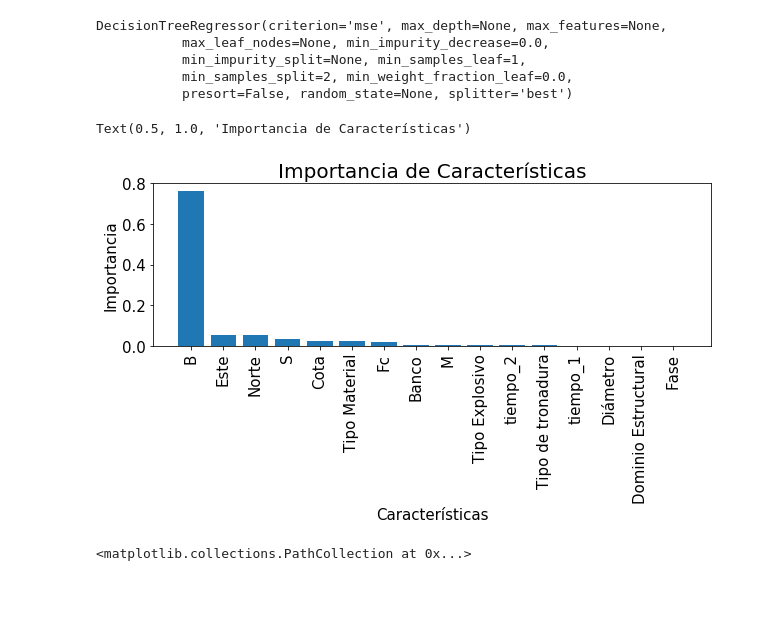
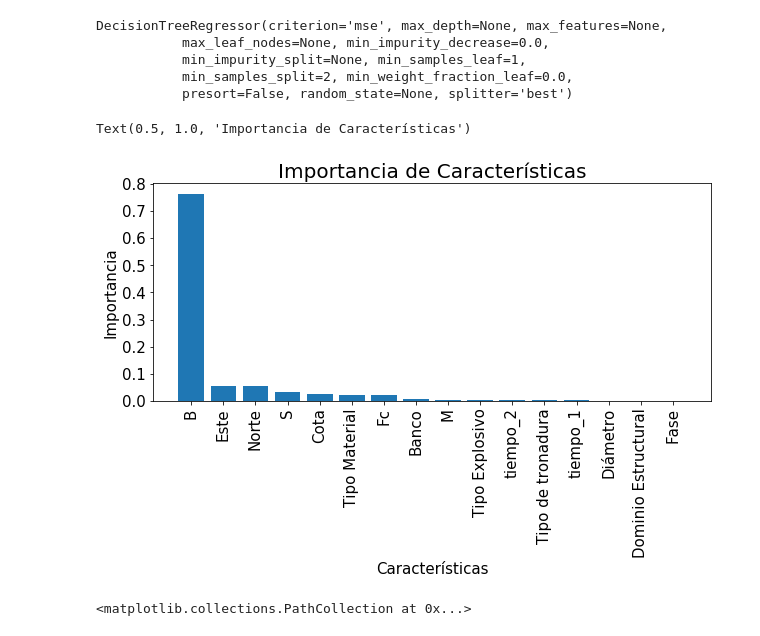
Before and after one commit to bldr1862/enaex-hackaton, a Jupyter notebook: research_basty.ipynb, the cells around one changed output. Saved outputs shown, nothing was run; the diff lists cells and outputs as text; code cells hidden in the pictures; blank space fills up the shorter version.

```diff
--- a/research_basty.ipynb
+++ b/research_basty.ipynb
@@ -192,16 +207,16 @@ fi_df['IMPORTANCE'] = clf.feature_importances_
 # %%
 fi_df = fi_df.sort_values(by='IMPORTANCE', ascending=False)
 # %%
-plt.figure(figsize=(10,3))
+plt.figure(figsize=(10,4))
 plt.bar(fi_df['COLS'],fi_df['IMPORTANCE'])
 plt.ylabel('Importancia',fontsize=15)
 plt.xlabel('Características',fontsize=15)
 plt.xticks(rotation=90, fontsize=15)
 plt.yticks(fontsize=15)
 plt.title('Importancia de Características', fontsize=20)
 # %% [output]
 Text(0.5, 1.0, 'Importancia de Características')
-[figure, old version]
+[figure, new version]
 # %%
 y_pred = clf.predict(X)
 # %%
```
Also changed, not shown: parts of 1 cell of this notebook.
